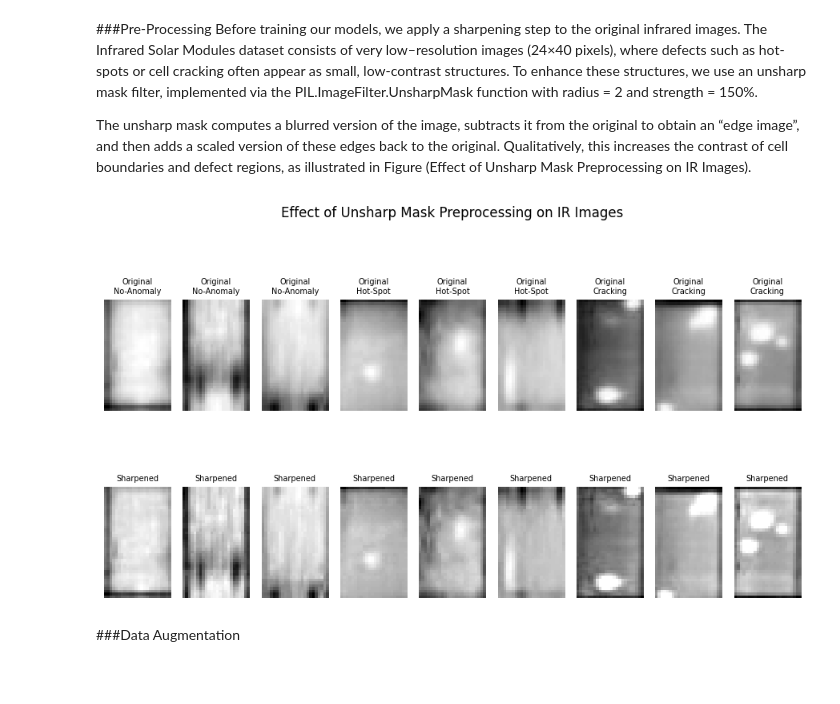
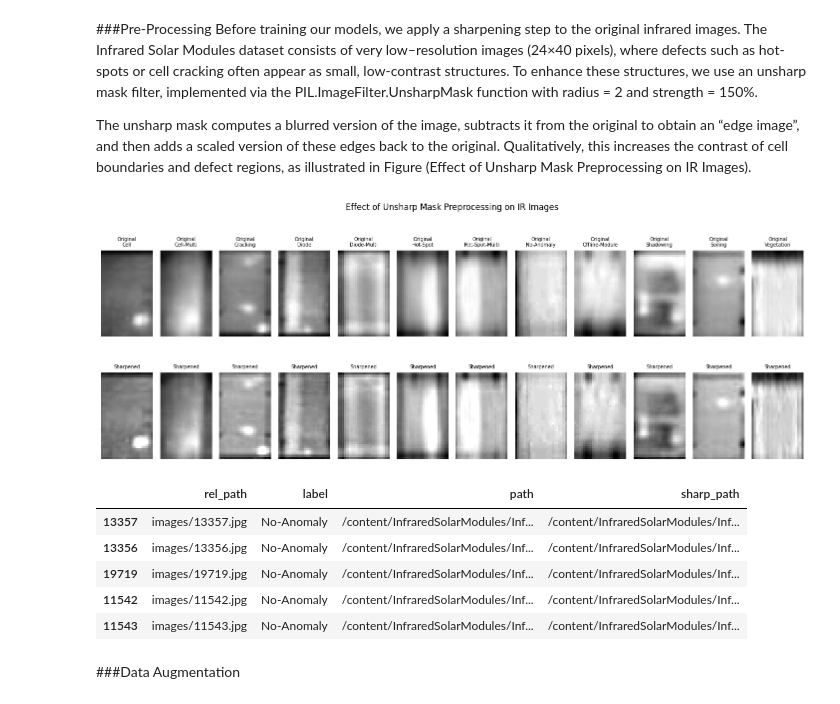
Before and after one commit to diogo0030/computer-vision-classification-of-defects-in-photovoltaic-modules, a Jupyter notebook: classification_of_defects_in_photovoltaic_modules.ipynb, the cells around one changed output. Drawn from its saved outputs; the diff is of its cells as text; code cells hidden in the pictures; blank space fills up the shorter version.

Commit message:
folder images_sharp created

```diff
--- a/classification_of_defects_in_photovoltaic_modules.ipynb
+++ b/classification_of_defects_in_photovoltaic_modules.ipynb
@@ -59,7 +61,6 @@ from sklearn.metrics import confusion_matrix, classification_report
 ###Dataset Loading and Initial Exploration
 In this section we load and perform an initial exploration of the Infrared Solar Modules dataset provided by Raptor Maps. The dataset consists of infrared (IR) images of photovoltaic (PV) modules, each annotated with a single anomaly type. The annotation file module_metadata.json contains, for every sample, the relative image path (images/<id>.jpg) and the corresponding anomaly_class. We parse this JSON file into a Pandas DataFrame and add an absolute-path column to facilitate subsequent image loading and preprocessing.
 # %%
-
 data_dir = Path('/content/InfraredSolarModules/InfraredSolarModules')
 meta_path = data_dir / 'module_metadata.json'
 
@@ -67,6 +68,8 @@ meta_path = data_dir / 'module_metadata.json'
 with open(meta_path, 'r') as f:
     metadata = json.load(f)
 
+# Convert the metadata dictionary to a DataFrame
+df = pd.DataFrame.from_dict(metadata, orient='index')
 
 df = df.rename(columns={'image_filepath': 'rel_path', 'anomaly_class': 'label'})
 
@@ -100,30 +103,64 @@ def apply_unsharp(image, radius=2, percent=150, threshold=0):
                                                percent=percent,
                                                threshold=threshold))
 # %%
+sample_df = (
+    df.groupby('label', group_keys=False)
+      .apply(lambda g: g.sample(1, random_state=42))
+      .sort_values('label')            # opcional: ordena pelas classes
+      .reset_index(drop=True)
+)
 
-plt.figure(figsize=(9, 6))
+num_samples = len(sample_df)
+
+plt.figure(figsize=(1.2*num_samples, 6))
 
 for i, (_, row) in enumerate(sample_df.iterrows()):
     img = Image.open(row['path'])
     sharp = apply_unsharp(img)
 
     # Linha 1: original
     plt.subplot(2, len(sample_df), i+1)
     plt.imshow(img, cmap='gray')
     plt.title(f"Original\n{row['label']}", fontsize=7)
     plt.axis('off')
 
     # Linha 2: filtrada
     plt.subplot(2, len(sample_df), i+1+len(sample_df))
     plt.imshow(sharp, cmap='gray')
     plt.title("Sharpened", fontsize=7)
     plt.axis('off')
 
 plt.suptitle('Effect of Unsharp Mask Preprocessing on IR Images', fontsize=12)
 plt.tight_layout()
 plt.show()
 # %% [output]
-[figure, old version]
+[figure, new version]
+# %%
+sharp_dir = data_dir / 'images_sharp'
+sharp_dir.mkdir(exist_ok=True)
+
+# Aplica o unsharp a TODAS as imagens e guarda em images_sharp/
+for img_path in tqdm(df['path'], total=len(df)):
+    img_path = Path(img_path)
+    dst_path = sharp_dir / img_path.name  # mesmo nome, nova pasta
+
+    # Se já existir, salta
+    if dst_path.exists():
+      continue
+
+    img = Image.open(img_path)
+    sharp = apply_unsharp(img)
+    sharp.save(dst_path)
+
+df['sharp_path'] = df['path'].apply(lambda p: sharp_dir / Path(p).name)
+df.head()
+# %% [output]
+|  | rel_path | label | path | sharp_path |
+| 13357 | images/13357.jpg | No-Anomaly | /content/InfraredSolarModules/Inf... | /content/InfraredSolarModules/Inf... |
+| 13356 | images/13356.jpg | No-Anomaly | /content/InfraredSolarModules/Inf... | /content/InfraredSolarModules/Inf... |
+| 19719 | images/19719.jpg | No-Anomaly | /content/InfraredSolarModules/Inf... | /content/InfraredSolarModules/Inf... |
+| 11542 | images/11542.jpg | No-Anomaly | /content/InfraredSolarModules/Inf... | /content/InfraredSolarModules/Inf... |
+| 11543 | images/11543.jpg | No-Anomaly | /content/InfraredSolarModules/Inf... | /content/InfraredSolarModules/Inf... |
 # %% [markdown]
 ###Data Augmentation
 # %%
```
Also changed, not shown: parts of 2 cells of this notebook.
